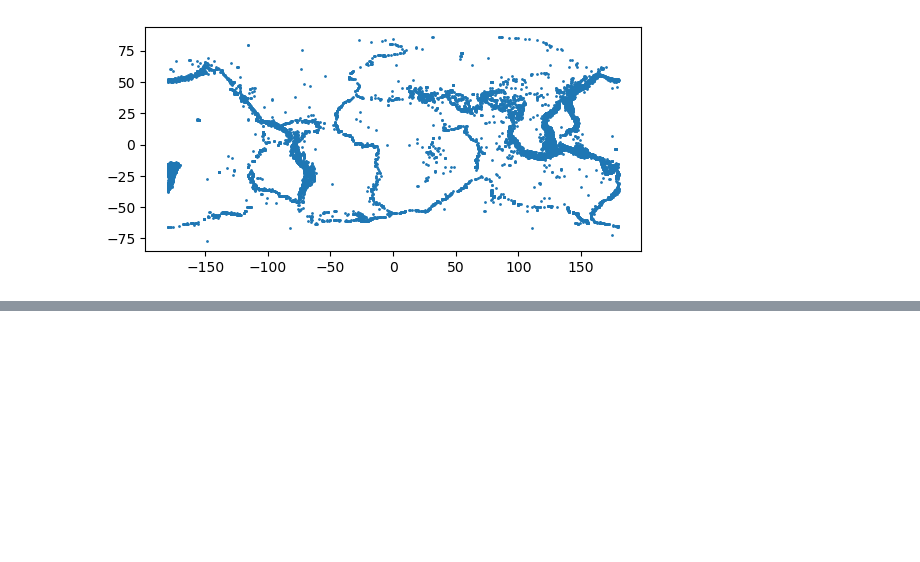
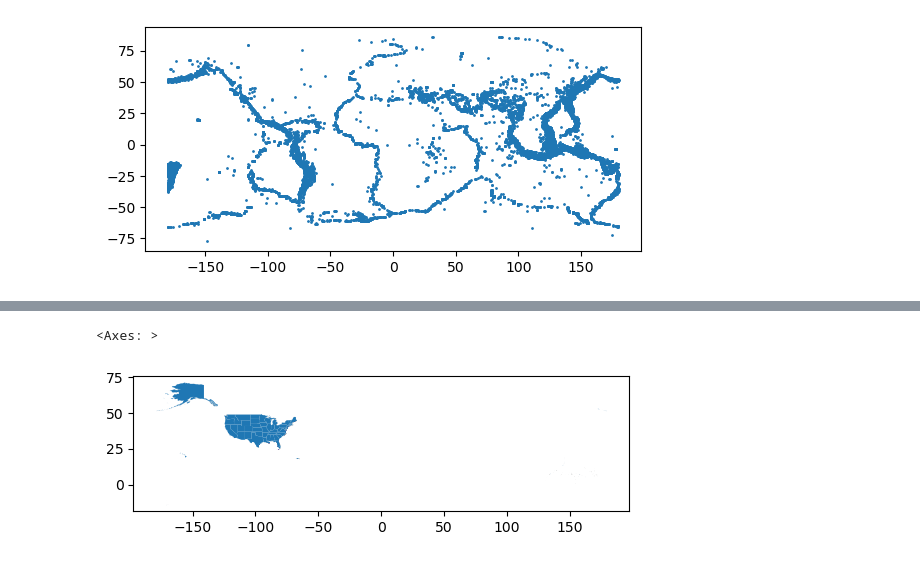
Before and after one commit to mstoychev/Data-Science-SoftwareUniversity, a Jupyter notebook: 5. Working with Spatial Data and Network Analysis/1. Class Notes/Class Notes Working with Spatial Data.ipynb, the cells around one changed output, grey strips where cells are left out. Drawn from its saved outputs; the diff is of its cells as text; code cells hidden in the pictures; blank space fills up the shorter version.

```diff
--- a/5. Working with Spatial Data and Network Analysis/1. Class Notes/Class Notes Working with Spatial Data.ipynb
+++ b/5. Working with Spatial Data and Network Analysis/1. Class Notes/Class Notes Working with Spatial Data.ipynb
@@ -506,0 +672,4 @@ earthquake_data.plot(markersize = 1)
+# %%
+#read shapefile with geometry
+states = gpd.read_file("Materials/s_22mr22.shp")
+states
@@ -506,0 +694,5 @@ earthquake_data.plot(markersize = 1)
+# %%
+states.plot()
+# %% [output]
+<Axes: >
+[figure, added]
```
Also changed, not shown: parts of 24 cells of this notebook.
